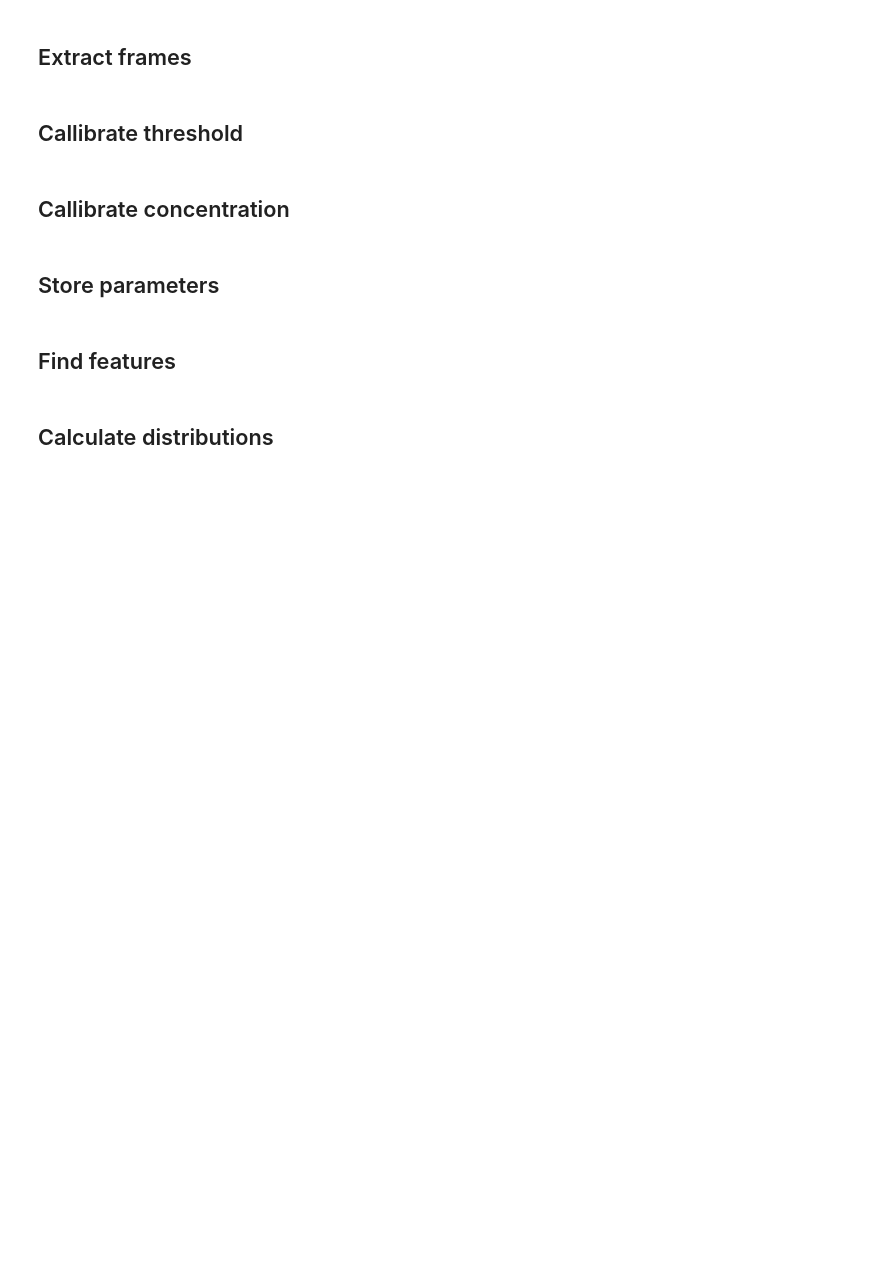
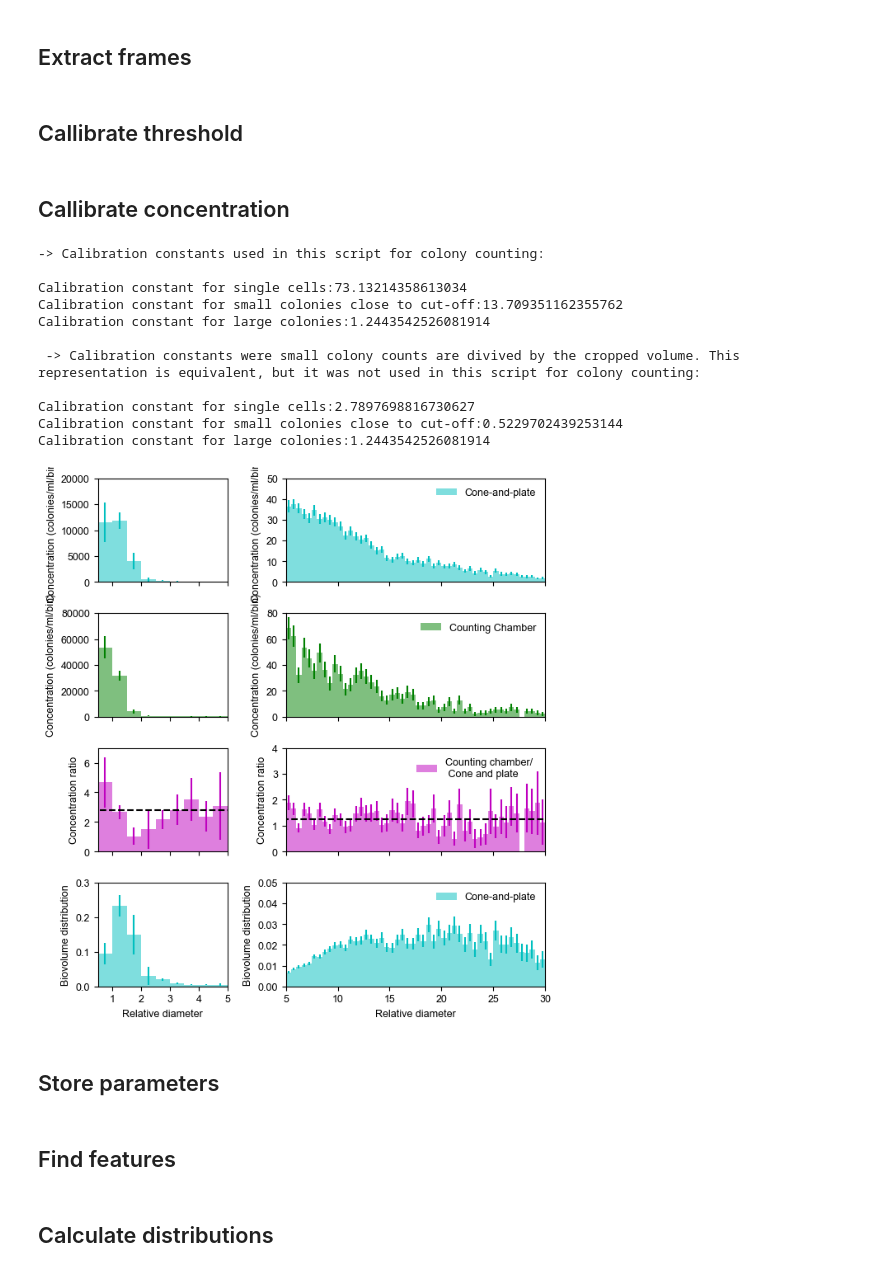
Before and after one commit to FluidLab/CyanoB_Agg_Frag, a Jupyter notebook: CyanoB_Image_analysis/Main.ipynb, the cells around one changed output. Cells and saved outputs as stored; diff of their text form; code cells hidden in the pictures; blank space fills up the shorter version.

Commit message:
Add files via upload
Update of image processing routine. A figure was added which displays the calibration procedure for the colony size distribution

```diff
--- a/CyanoB_Image_analysis/Main.ipynb
+++ b/CyanoB_Image_analysis/Main.ipynb
@@ -38,6 +38,9 @@ from scipy.optimize import curve_fit
 from scipy.optimize import minimize
 from scipy.integrate import solve_ivp
 from IPython.display import clear_output
+# %%
+plt.rcParams['font.family'] = 'Arial'
+plt.rcParams['font.size'] = 9
 # %% [markdown]
 ## Functions
 # %% [markdown]
@@ -870,16 +1011,31 @@ plt.ion()
 # %%
 ## Detect in features in reference sample
 #cali_path = '//iop-s0.science.uva.nl/Jalaal/Yuri/Colony Formation and Breakage Experiments/Concentration Calibration/Cone-and-plate/3500ul-Filtered-col_G009-21-02-23-Sample_3/sample3_1/sample3_1_MMStack_Pos0.ome.tif' # Calibration image - path
 #last_frame = import_frames(cali_path,500)
 
 ## Import features from cone-and-plate
-#fea_cone_path = 'C:/Users/YZS10/surfdrive/Research/PhD/Experimental Studies/Aggregation - Breakage Experiments/Cone and Plate Shear Flow/Calibration of concentration/Calibration-MV163-22-2-23/Sample3_cone_and_plate_features_detected/features.csv'
+fea_cone_path = 'C:/Users/Yuri/surfdrive - Yuri Sinzato@surfdrive.surf.nl/Research/PhD/Projects/Project Fragmentation-Aggregation/Aggregation - Breakage Experiments/Cone and Plate Shear Flow/Calibration of concentration/Calibration-MV163-22-2-23/Sample3_cone_and_plate_features_detected/features.csv'
 ## Impor features from Nikon Ti2
-#fea_Ti2_4x_path = 'C:/Users/YZS10/surfdrive/Research/PhD/Experimental Studies/Aggregation - Breakage Experiments/Cone and Plate Shear Flow/Calibration of concentration/Calibration-MV163-22-2-23/Sample3_NikonTi2/Results_4x_blur_5.csv'
-#fea_Ti2_10x_path = 'C:/Users/YZS10/surfdrive/Research/PhD/Experimental Studies/Aggregation - Breakage Experiments/Cone and Plate Shear Flow/Calibration of concentration/Calibration-MV163-22-2-23/Sample3_NikonTi2/Results_10x_noblur.csv'
-## Calculate distributions
+fea_Ti2_4x_path = 'C:/Users/Yuri/surfdrive - Yuri Sinzato@surfdrive.surf.nl/Research/PhD/Projects/Project Fragmentation-Aggregation/Aggregation - Breakage Experiments/Cone and Plate Shear Flow/Calibration of concentration/Calibration-MV163-22-2-23/Sample3_NikonTi2/Results_4x_blur_5.csv'
+fea_Ti2_10x_path = 'C:/Users/Yuri/surfdrive - Yuri Sinzato@surfdrive.surf.nl/Research/PhD/Projects/Project Fragmentation-Aggregation/Aggregation - Breakage Experiments/Cone and Plate Shear Flow/Calibration of concentration/Calibration-MV163-22-2-23/Sample3_NikonTi2/Results_10x_noblur.csv'
+
+
+# ## Calculate distributions
 ## Plot distributions
-#cali_distribution=calc_ref_dist()
+cali_distribution=calc_ref_dist()
+# %% [output]
+-> Calibration constants used in this script for colony counting:
+
+Calibration constant for single cells:73.13214358613034
+Calibration constant for small colonies close to cut-off:13.709351162355762
+Calibration constant for large colonies:1.2443542526081914
+
+ -> Calibration constants were small colony counts are divived by the cropped volume. This representation is equivalent, but it was not used in this script for colony counting:
+
+Calibration constant for single cells:2.7897698816730627
+Calibration constant for small colonies close to cut-off:0.5229702439253144
+Calibration constant for large colonies:1.2443542526081914
+[figure, added]
 # %% [markdown]
 ## Store parameters
 # %%
```
Also changed, not shown: parts of 4 cells of this notebook.
